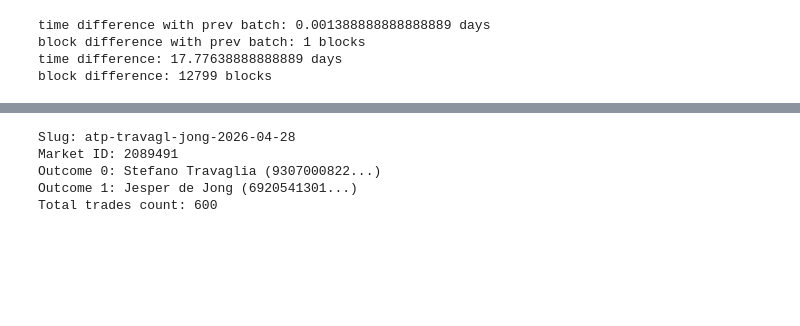
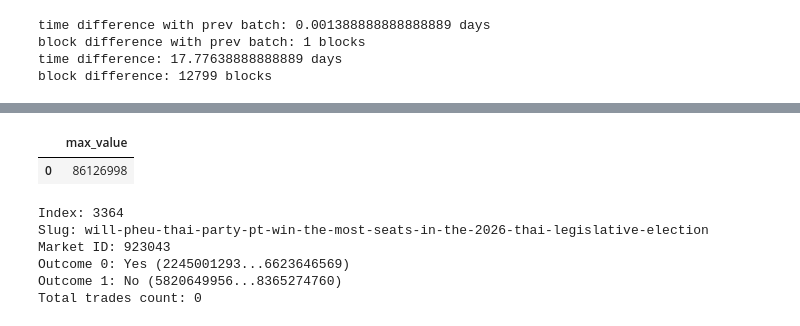
Before and after one commit to amirabbasja/PredictionMarketAnalyzer, a Jupyter notebook: playground.ipynb, the cells around one changed output, grey strips where cells are left out. Drawn from its saved outputs; the diff is of its cells as text; code cells hidden in the pictures; blank space fills up the shorter version.

```diff
--- a/playground.ipynb
+++ b/playground.ipynb
@@ -120,22 +162,30 @@ allMarkets[allMarkets.slug.duplicated()]
+# %%
+marketData = pd.DataFrame(queryParquetFile("src/data/polymarketData/polymarket_trades_pt_001.parquet", f"SELECT * FROM data WHERE slug = '{slug}'"))
+# %% [output]
+|  | max_value |
+| 0 | 86126998 |
 # %%
 # Plot a polymarket's market
 
 # Get the market's data - one token ID has to be given
-tokenID = "930700082299559062125948884729581988641930245091222204337103918093932025333"
-marketData = pd.DataFrame(queryParquetFile("src/data/polymarket_HistoricalMarkets.parquet", f"SELECT * FROM data WHERE outcome_0_ID = '{tokenID}' OR  outcome_1_ID = '{tokenID}'"))
+_idx = random.randint(0, filteredmarkets.shape[0])
+slug = filteredmarkets.iloc[_idx].slug
+marketData = pd.DataFrame(queryParquetFile("src/data/polymarket_HistoricalMarkets.parquet", f"SELECT * FROM data WHERE slug = '{slug}'"))
 
 outcome_0_trades = queryParquetFolder("./src/data/polymarketData", f"SELECT * FROM data WHERE token_id = '{marketData.iloc[0].outcome_0_ID}'")
 outcome_1_trades = queryParquetFolder("./src/data/polymarketData", f"SELECT * FROM data WHERE token_id = '{marketData.iloc[0].outcome_1_ID}'")
 
+print(f"Index: {_idx}")
 print(f"Slug: {marketData.iloc[0].slug}")
 print(f"Market ID: {marketData.iloc[0].marketID}")
-print(f"Outcome 0: {marketData.iloc[0].outcome_0} ({marketData.iloc[0].outcome_0_ID[0:10]}...)")
-print(f"Outcome 1: {marketData.iloc[0].outcome_1} ({marketData.iloc[0].outcome_1_ID[0:10]}...)")
+print(f"Outcome 0: {marketData.iloc[0].outcome_0} ({marketData.iloc[0].outcome_0_ID[0:10]}...{marketData.iloc[0].outcome_0_ID[-10:]})")
+print(f"Outcome 1: {marketData.iloc[0].outcome_1} ({marketData.iloc[0].outcome_1_ID[0:10]}...{marketData.iloc[0].outcome_1_ID[-10:]})")
 print(f"Total trades count: {outcome_0_trades.shape[0] + outcome_1_trades.shape[0]:,}")
 # print(f"Duration: {(allTrades.iloc[-1].block_timestamp - allTrades.iloc[0].block_timestamp)/60/24}")
 # %% [output]
-Slug: atp-travagl-jong-2026-04-28
-Market ID: 2089491
-Outcome 0: Stefano Travaglia (9307000822...)
-Outcome 1: Jesper de Jong (6920541301...)
-Total trades count: 600
+Index: 3364
+Slug: will-pheu-thai-party-pt-win-the-most-seats-in-the-2026-thai-legislative-election
+Market ID: 923043
+Outcome 0: Yes (2245001293...6623646569)
+Outcome 1: No (5820649956...8365274760)
+Total trades count: 0
```
Also changed, not shown: parts of 10 cells of this notebook, 4 other files.
